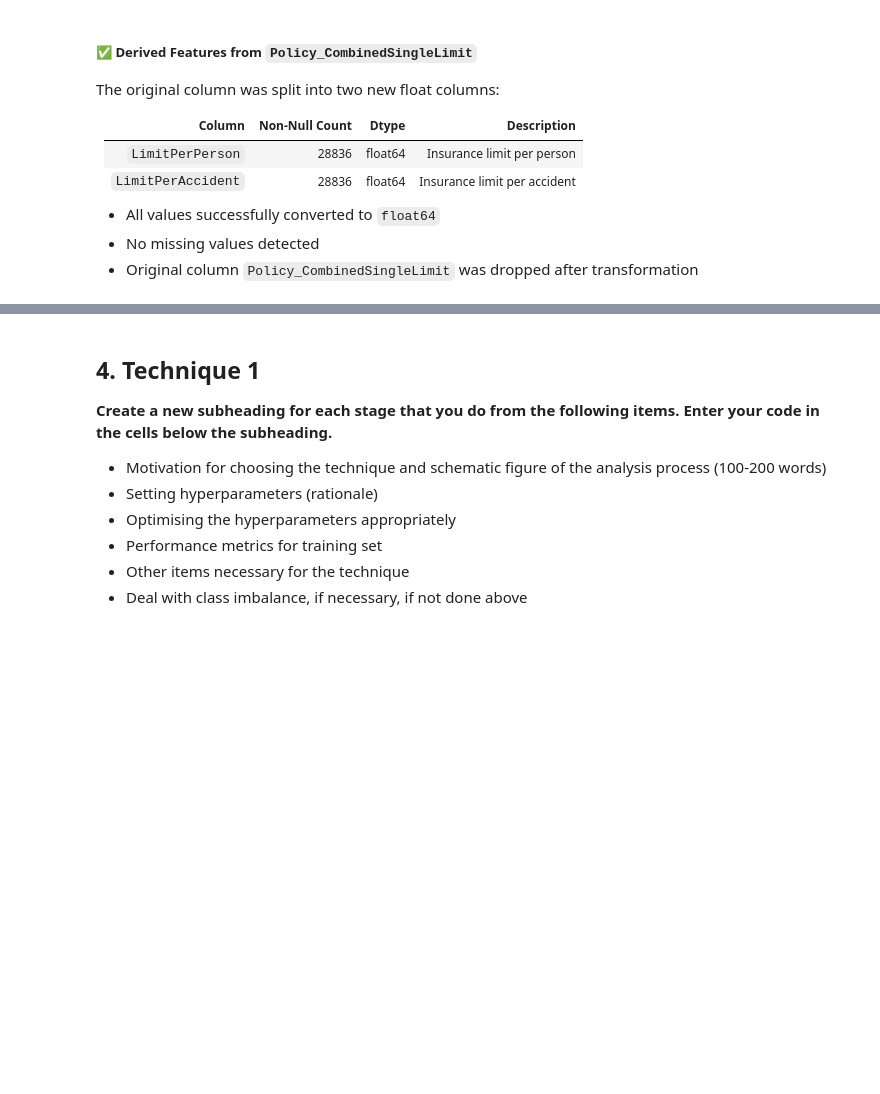
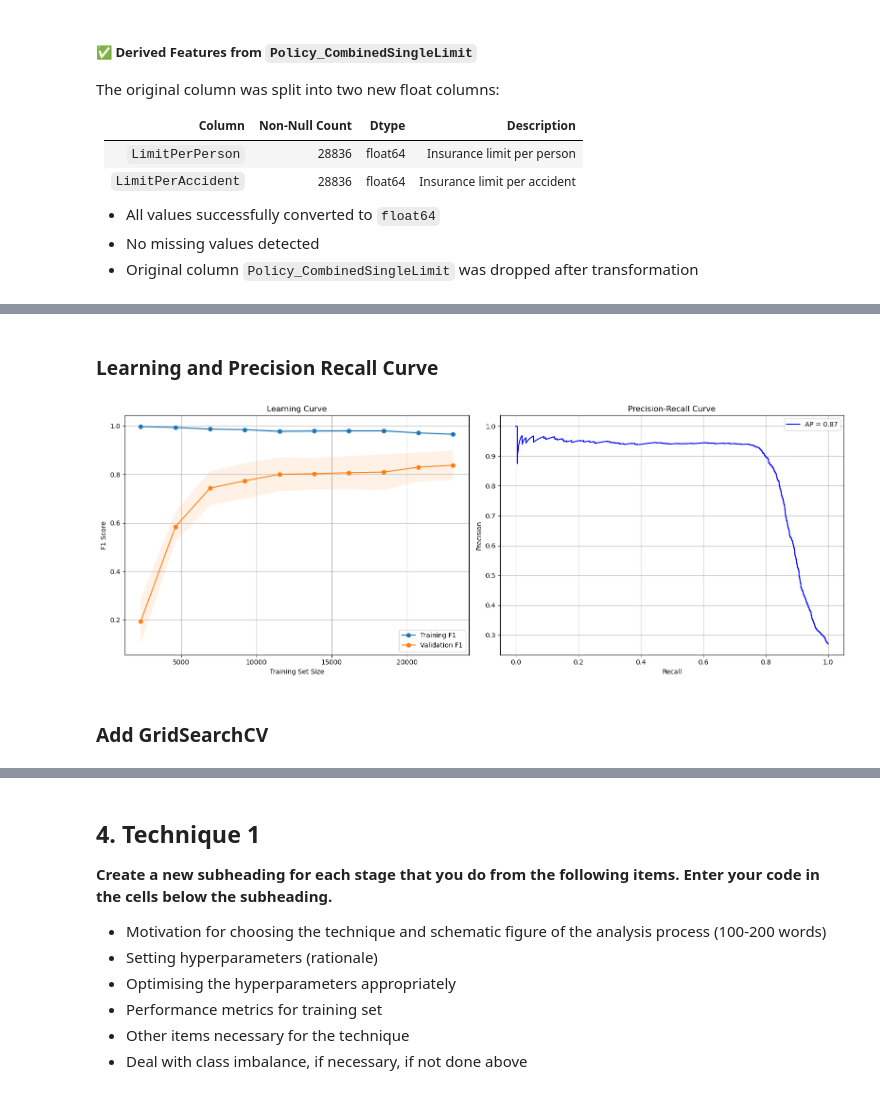
Before and after one commit to sumeetraheja/uol-module2-insurance, a Jupyter notebook: Assessment.ipynb, the cells around one changed output, grey strips where cells are left out. Saved outputs shown, nothing was run; the diff lists cells and outputs as text; code cells hidden in the pictures; blank space fills up the shorter version.

```diff
--- a/Assessment.ipynb
+++ b/Assessment.ipynb
@@ -582,0 +1547,54 @@ Index(['DateOfIncident', 'TypeOfIncident', 'TypeOfCollission',
+# %% [markdown]
+### Learning and Precision Recall Curve
+# %%
+
+# ---- 1️⃣ Learning Curve ----
+train_sizes, train_scores, val_scores = learning_curve(
+    estimator=pipeline,
+    X=X,
+    y=y,  # Already 0/1
+    cv=5,
+    scoring='f1',
+    train_sizes=np.linspace(0.1, 1.0, 10),
+    n_jobs=-1
+)
+
+train_mean = train_scores.mean(axis=1)
+val_mean = val_scores.mean(axis=1)
+train_std = train_scores.std(axis=1)
+val_std = val_scores.std(axis=1)
+
+# ---- 2️⃣ Precision-Recall Curve ----
+pipeline.fit(X_train, y_train)  # y_train is already 0/1
+y_probs = pipeline.predict_proba(X_test)[:, 1]
+precision, recall, thresholds = precision_recall_curve(y_test, y_probs)
+ap_score = average_precision_score(y_test, y_probs)
+
+# ---- 📊 Plot Both ----
+fig, axs = plt.subplots(1, 2, figsize=(16, 6))
+
+# Plot 1: Learning Curve
+axs[0].plot(train_sizes, train_mean, 'o-', label='Training F1')
+axs[0].fill_between(train_sizes, train_mean - train_std, train_mean + train_std, alpha=0.1)
+axs[0].plot(train_sizes, val_mean, 'o-', label='Validation F1')
+axs[0].fill_between(train_sizes, val_mean - val_std, val_mean + val_std, alpha=0.1)
+axs[0].set_title('Learning Curve')
+axs[0].set_xlabel('Training Set Size')
+axs[0].set_ylabel('F1 Score')
+axs[0].legend()
+axs[0].grid(True)
+
+# Plot 2: Precision-Recall Curve
+axs[1].plot(recall, precision, label=f'AP = {ap_score:.2f}', color='blue')
+axs[1].set_xlabel('Recall')
+axs[1].set_ylabel('Precision')
+axs[1].set_title('Precision-Recall Curve')
+axs[1].legend()
+axs[1].grid(True)
+
+plt.tight_layout()
+plt.show()
+# %% [output]
+[figure, added]
+# %% [markdown]
+### Add GridSearchCV
```
Also changed, not shown: parts of 62 cells of this notebook, 2 other files.
